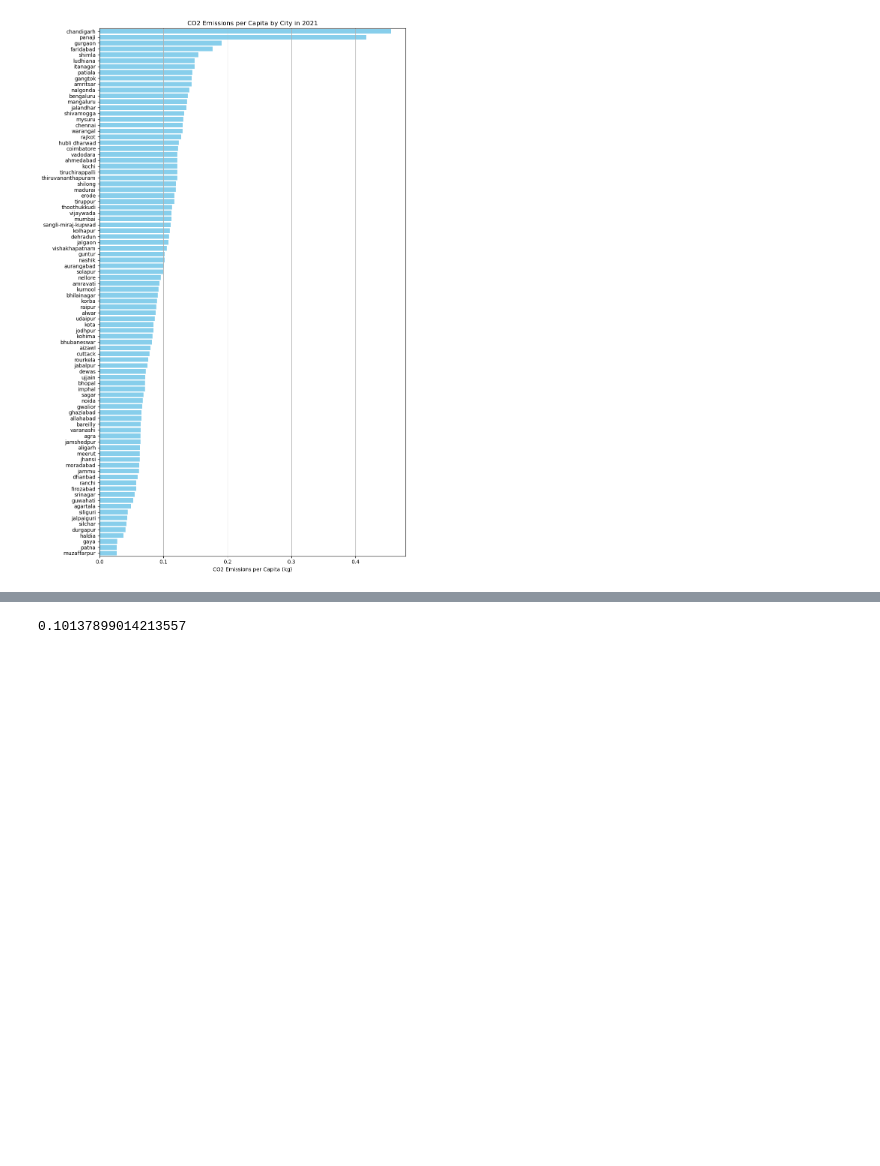
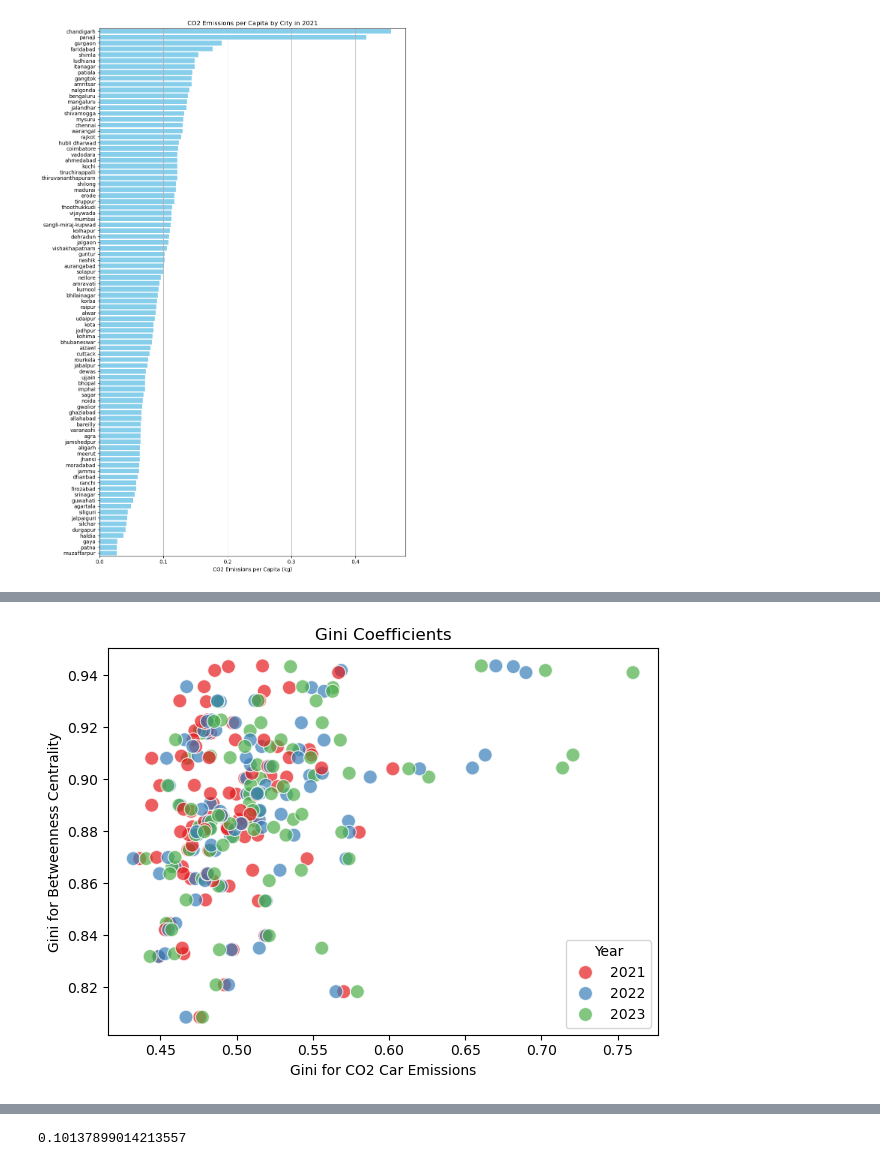
Before and after one commit to rohithteja/cities, a Jupyter notebook: test copy.ipynb, the cells around one changed output, grey strips where cells are left out. Cells and saved outputs as stored; diff of their text form; code cells hidden in the pictures; blank space fills up the shorter version.

```diff
--- a/test copy.ipynb
+++ b/test copy.ipynb
@@ -134,0 +171,15 @@ plt.tight_layout()
+# %%
+import seaborn as sns
+import matplotlib.pyplot as plt
+sns.scatterplot(
+      data=df,
+      x='gini_co2_car', y='gini_bc', hue="year", s=100, alpha=0.7,
+      palette="Set1")
+# axes names
+plt.xlabel('Gini for CO2 Car Emissions')
+plt.ylabel('Gini for Betweenness Centrality')
+plt.title('Gini Coefficients')
+plt.legend(title='Year')
+plt.tight_layout()
+# %% [output]
+[figure, added]
```
Also changed, not shown: parts of 5 cells of this notebook, 9 other files.
